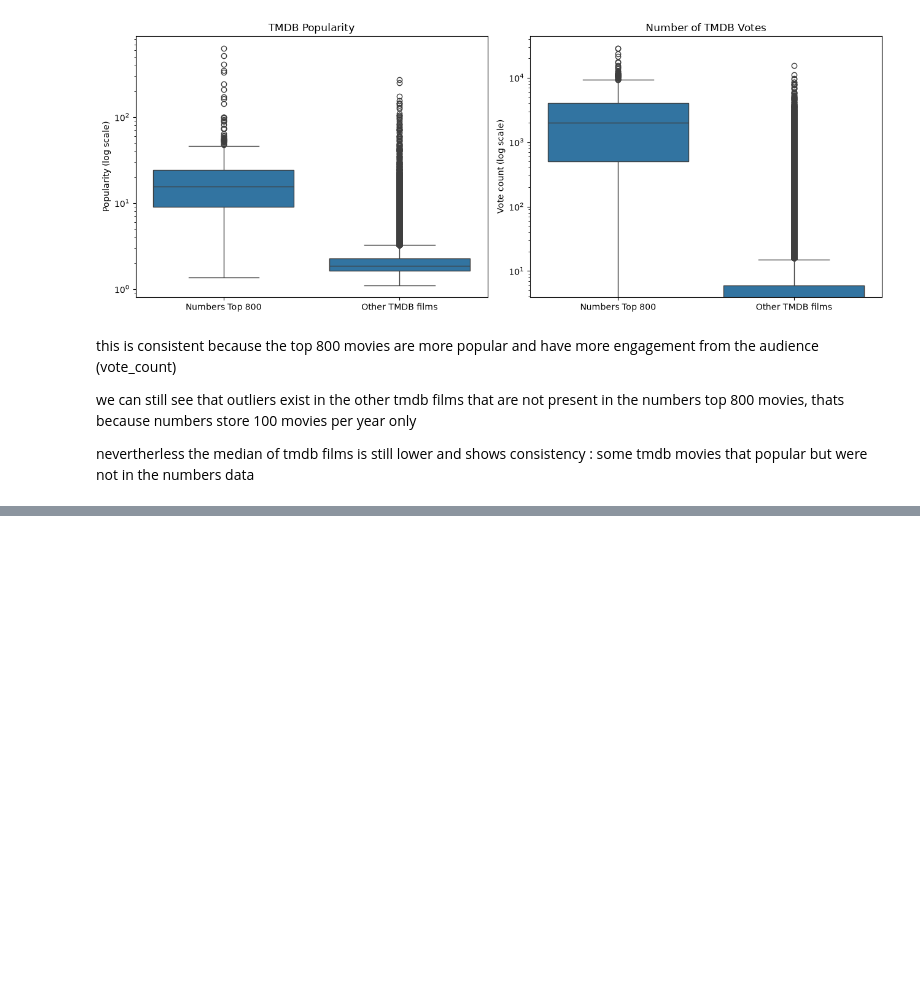
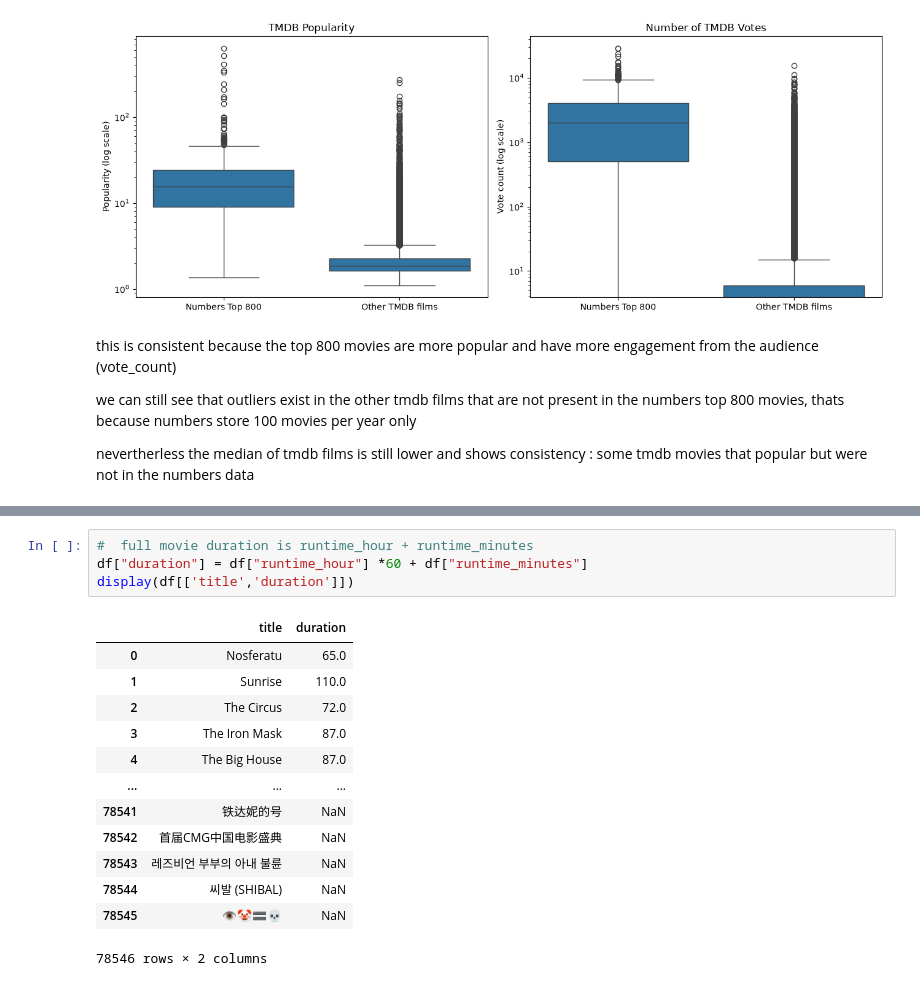
Before and after one commit to sarahmoussaoui/Data-Mining-Movies-Project, a Jupyter notebook: src/eda/box_office_tmdb_numbers.ipynb, the cells around one changed output, grey strips where cells are left out. Cells and saved outputs as stored; diff of their text form; blank space fills up the shorter version.

```diff
--- a/src/eda/box_office_tmdb_numbers.ipynb
+++ b/src/eda/box_office_tmdb_numbers.ipynb
@@ -438,0 +456,18 @@ nevertherless the median of tmdb films is still lower and shows consistency : so
+# %%
+#  full movie duration is runtime_hour + runtime_minutes
+df["duration"] = df["runtime_hour"] *60 + df["runtime_minutes"]
+display(df[['title','duration']])
+# %% [output]
+|  | title | duration |
+| 0 | Nosferatu | 65.0 |
+| 1 | Sunrise | 110.0 |
+| 2 | The Circus | 72.0 |
+| 3 | The Iron Mask | 87.0 |
+| 4 | The Big House | 87.0 |
+| ... | ... | ... |
+| 78541 | 铁达妮的号 | NaN |
+| 78542 | 首届CMG中国电影盛典 | NaN |
+| 78543 | 레즈비언 부부의 아내 불륜 | NaN |
+| 78544 | 씨발 (SHIBAL) | NaN |
+| 78545 | 👁️🤡🟰💀 | NaN |
+78546 rows × 2 columns
```
Also changed, not shown: parts of 6 cells of this notebook.
